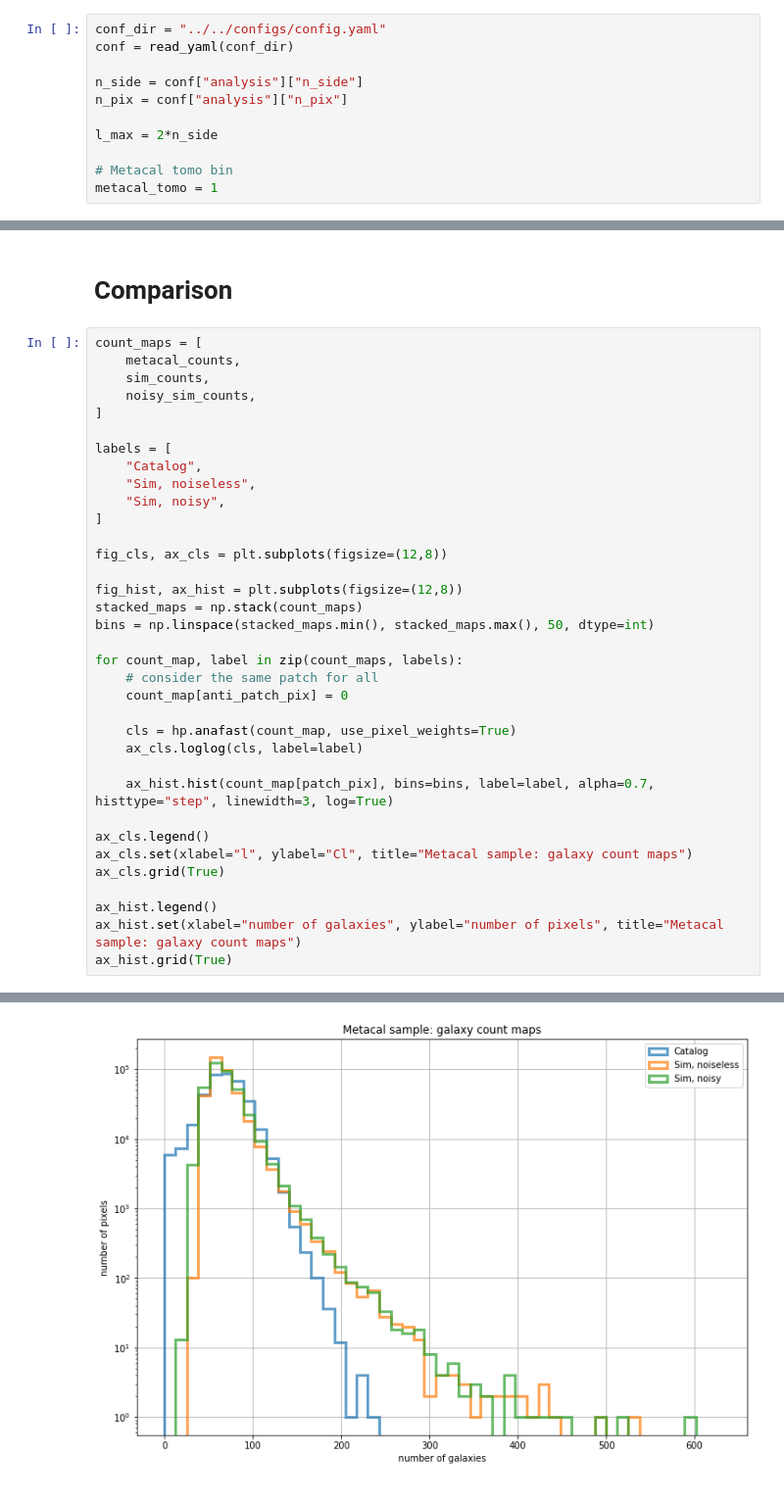
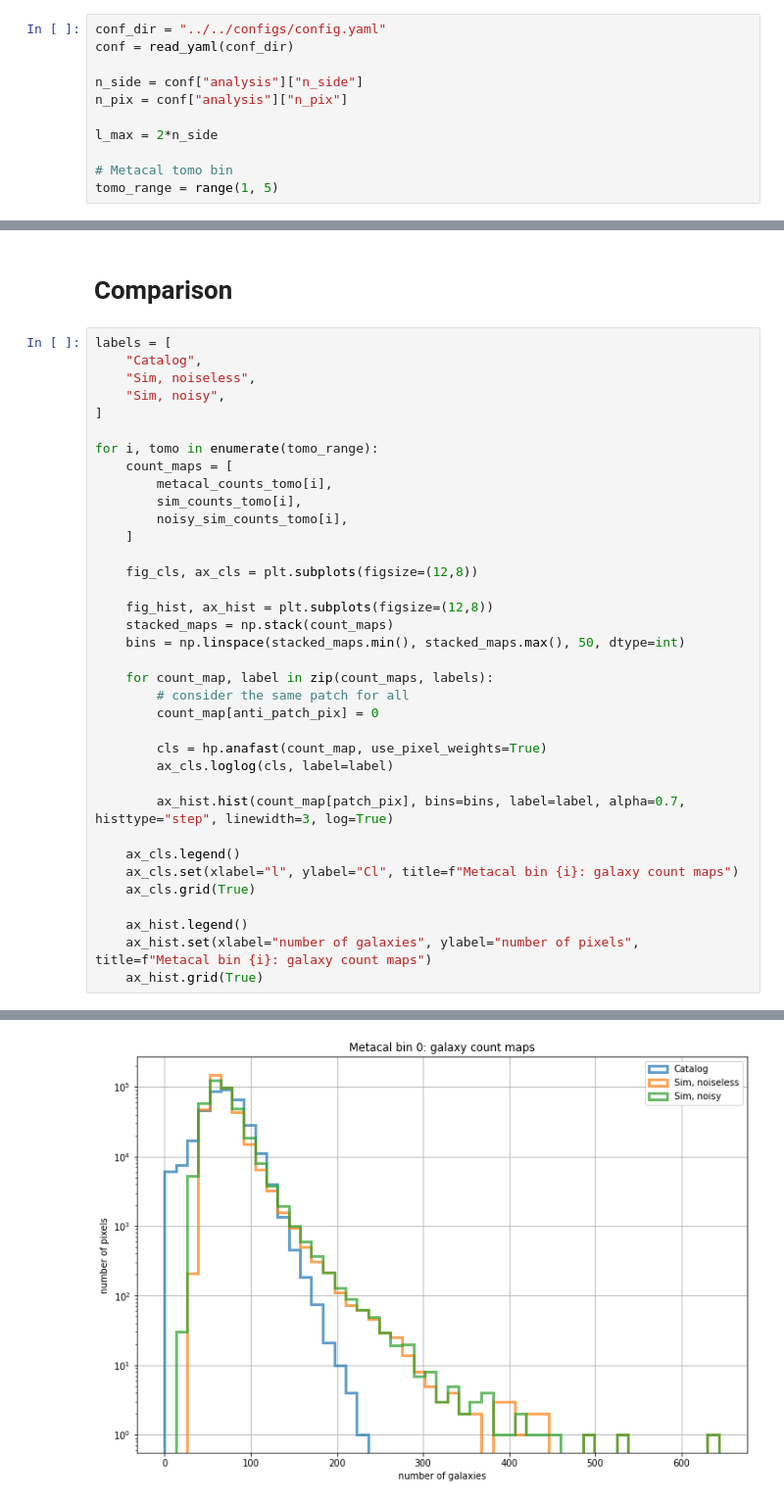
Before and after one commit to des-science/multiprobe-simulation-forward-model, a Jupyter notebook: notebooks/noise_models/galaxy_counts.ipynb, the cells around one changed output, grey strips where cells are left out. Shown: that part at 98% size. Drawn from its saved outputs; the diff is of its cells as text.

```diff
--- a/notebooks/noise_models/galaxy_counts.ipynb
+++ b/notebooks/noise_models/galaxy_counts.ipynb
@@ -24,7 +24,7 @@ n_pix = conf["analysis"]["n_pix"]
 l_max = 2*n_side
 
 # Metacal tomo bin
-metacal_tomo = 1
+tomo_range = range(1, 5)
 # %% [markdown]
 ### functions
 # %%
@@ -118,38 +133,39 @@ n_gal = 2.4863e+07
 # %% [markdown]
 # Comparison
 # %%
-count_maps = [
-    metacal_counts,
-    sim_counts,
-    noisy_sim_counts,
-]
-
 labels = [
     "Catalog",
     "Sim, noiseless",
     "Sim, noisy",
 ]
 
-fig_cls, ax_cls = plt.subplots(figsize=(12,8))
+for i, tomo in enumerate(tomo_range):
+    count_maps = [
+        metacal_counts_tomo[i],
+        sim_counts_tomo[i],
+        noisy_sim_counts_tomo[i],
+    ]
 
-fig_hist, ax_hist = plt.subplots(figsize=(12,8))
-stacked_maps = np.stack(count_maps)
-bins = np.linspace(stacked_maps.min(), stacked_maps.max(), 50, dtype=int)
+    fig_cls, ax_cls = plt.subplots(figsize=(12,8))
 
-for count_map, label in zip(count_maps, labels):
-    # consider the same patch for all
-    count_map[anti_patch_pix] = 0
+    fig_hist, ax_hist = plt.subplots(figsize=(12,8))
+    stacked_maps = np.stack(count_maps)
+    bins = np.linspace(stacked_maps.min(), stacked_maps.max(), 50, dtype=int)
 
-    cls = hp.anafast(count_map, use_pixel_weights=True)
-    ax_cls.loglog(cls, label=label)
+    for count_map, label in zip(count_maps, labels):
+        # consider the same patch for all
+        count_map[anti_patch_pix] = 0
 
-    ax_hist.hist(count_map[patch_pix], bins=bins, label=label, alpha=0.7, histtype="step", linewidth=3, log=True)
+        cls = hp.anafast(count_map, use_pixel_weights=True)
+        ax_cls.loglog(cls, label=label)
 
-ax_cls.legend()
-ax_cls.set(xlabel="l", ylabel="Cl", title="Metacal sample: galaxy count maps")
-ax_cls.grid(True)
+        ax_hist.hist(count_map[patch_pix], bins=bins, label=label, alpha=0.7, histtype="step", linewidth=3, log=True)
 
-ax_hist.legend()
-ax_hist.set(xlabel="number of galaxies", ylabel="number of pixels", title="Metacal sample: galaxy count maps")
-ax_hist.grid(True)
+    ax_cls.legend()
+    ax_cls.set(xlabel="l", ylabel="Cl", title=f"Metacal bin {i}: galaxy count maps")
+    ax_cls.grid(True)
+
+    ax_hist.legend()
+    ax_hist.set(xlabel="number of galaxies", ylabel="number of pixels", title=f"Metacal bin {i}: galaxy count maps")
+    ax_hist.grid(True)
 # %% [output]
@@ -157 +173 @@ ax_hist.grid(True)
-[figure, old version]
+[figure, new version]
```
Also changed, not shown: parts of 7 cells of this notebook.
